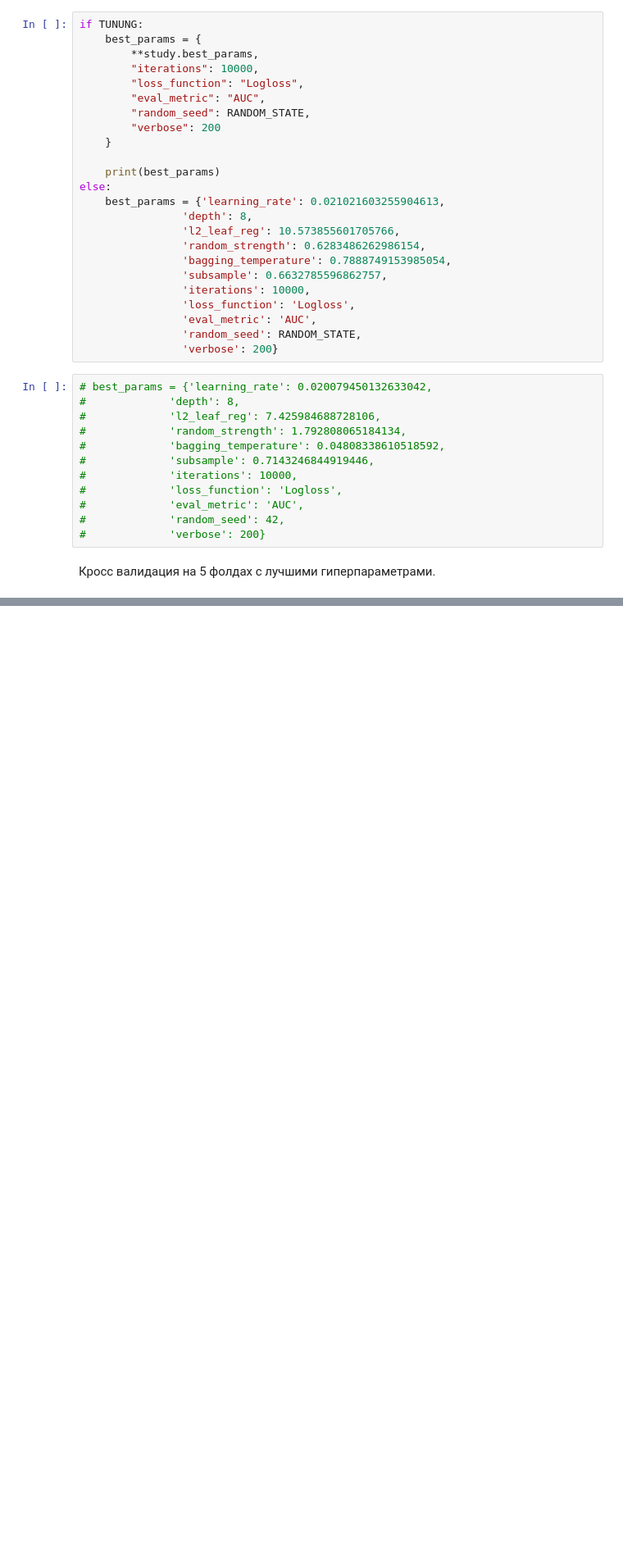
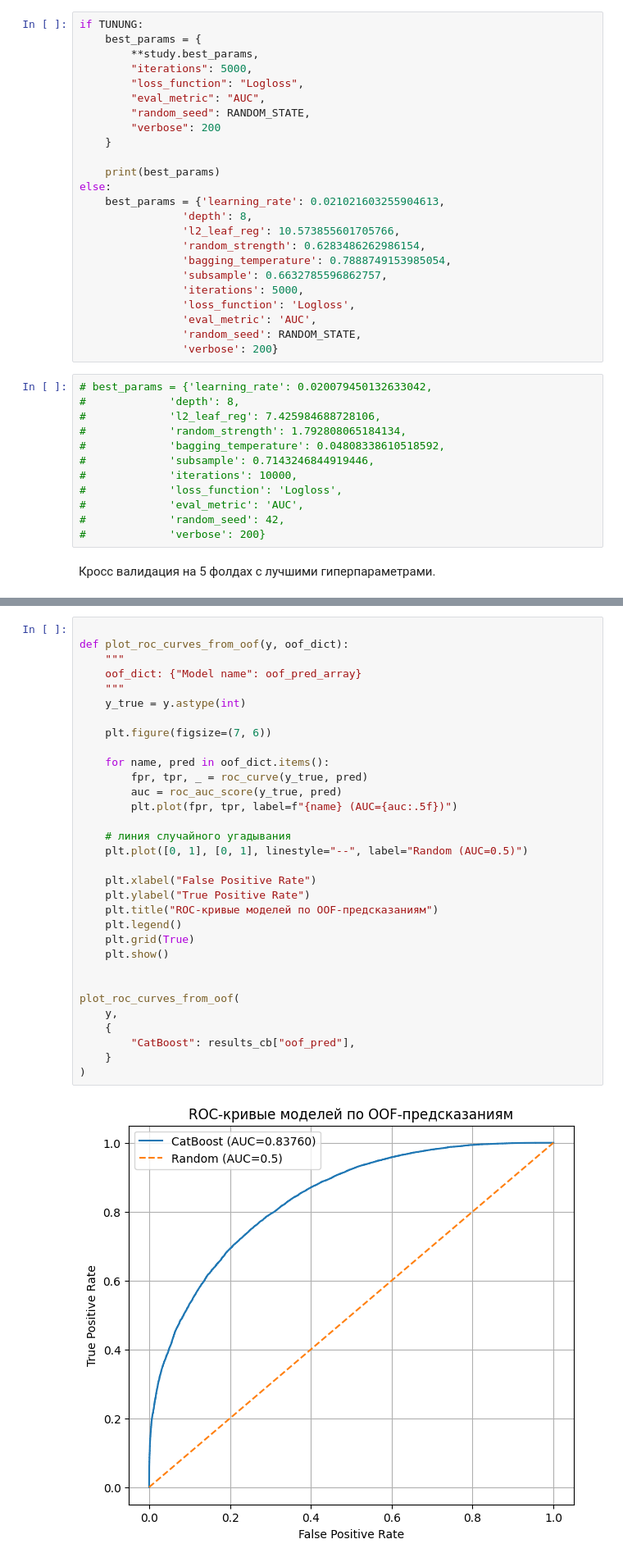
Before and after one commit to matevosovp/Dota-2-winner-prediction, a Jupyter notebook: Dota2winnerPrediction.ipynb, the cells around one changed output, grey strips where cells are left out. Shown at 82% size. Cells and saved outputs as stored; diff of their text form; blank space fills up the shorter version.

Commit message:
Feature importance, ROC curve, interpretations and conclusions

```diff
--- a/Dota2winnerPrediction.ipynb
+++ b/Dota2winnerPrediction.ipynb
@@ -1565,7 +1568,7 @@ if TUNUNG:
 if TUNUNG:
     best_params = {
         **study.best_params,
-        "iterations": 10000,
+        "iterations": 5000,
         "loss_function": "Logloss",
         "eval_metric": "AUC",
         "random_seed": RANDOM_STATE,
@@ -1580,7 +1583,7 @@ else:
                 'random_strength': 0.6283486262986154,
                 'bagging_temperature': 0.7888749153985054,
                 'subsample': 0.6632785596862757,
-                'iterations': 10000,
+                'iterations': 5000,
                 'loss_function': 'Logloss',
                 'eval_metric': 'AUC',
                 'random_seed': RANDOM_STATE,
@@ -1634,0 +1679,34 @@ Roc-auc: 0.83777 std: 0.001826
+# %%
+
+def plot_roc_curves_from_oof(y, oof_dict):
+    """
+    oof_dict: {"Model name": oof_pred_array}
+    """
+    y_true = y.astype(int)
+
+    plt.figure(figsize=(7, 6))
+
+    for name, pred in oof_dict.items():
+        fpr, tpr, _ = roc_curve(y_true, pred)
+        auc = roc_auc_score(y_true, pred)
+        plt.plot(fpr, tpr, label=f"{name} (AUC={auc:.5f})")
+
+    # линия случайного угадывания
+    plt.plot([0, 1], [0, 1], linestyle="--", label="Random (AUC=0.5)")
+
+    plt.xlabel("False Positive Rate")
+    plt.ylabel("True Positive Rate")
+    plt.title("ROC-кривые моделей по OOF-предсказаниям")
+    plt.legend()
+    plt.grid(True)
+    plt.show()
+
+
+plot_roc_curves_from_oof(
+    y,
+    {
+        "CatBoost": results_cb["oof_pred"],
+    }
+)
+# %% [output]
+[figure, added]
```
Also changed, not shown: parts of 15 cells of this notebook.
